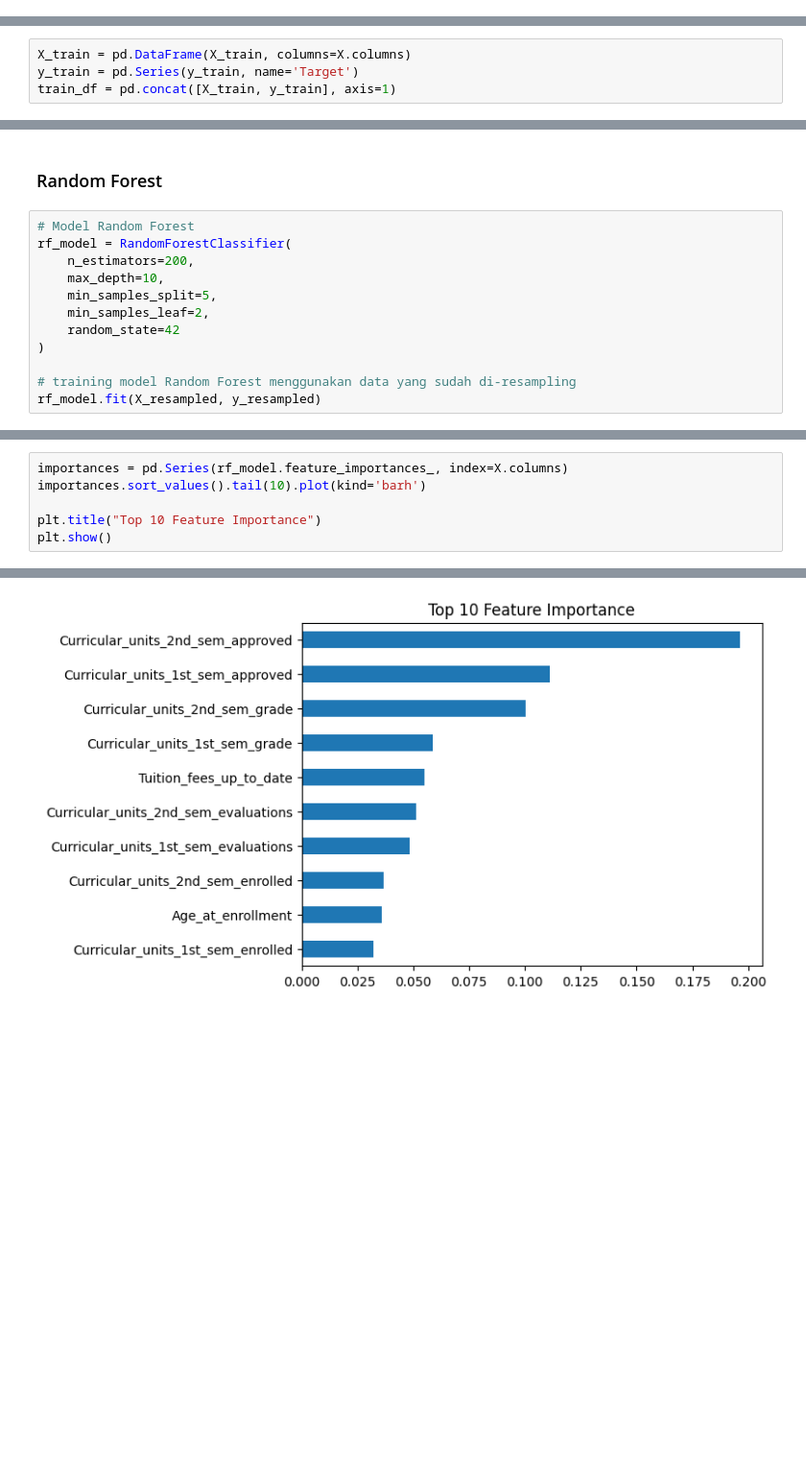
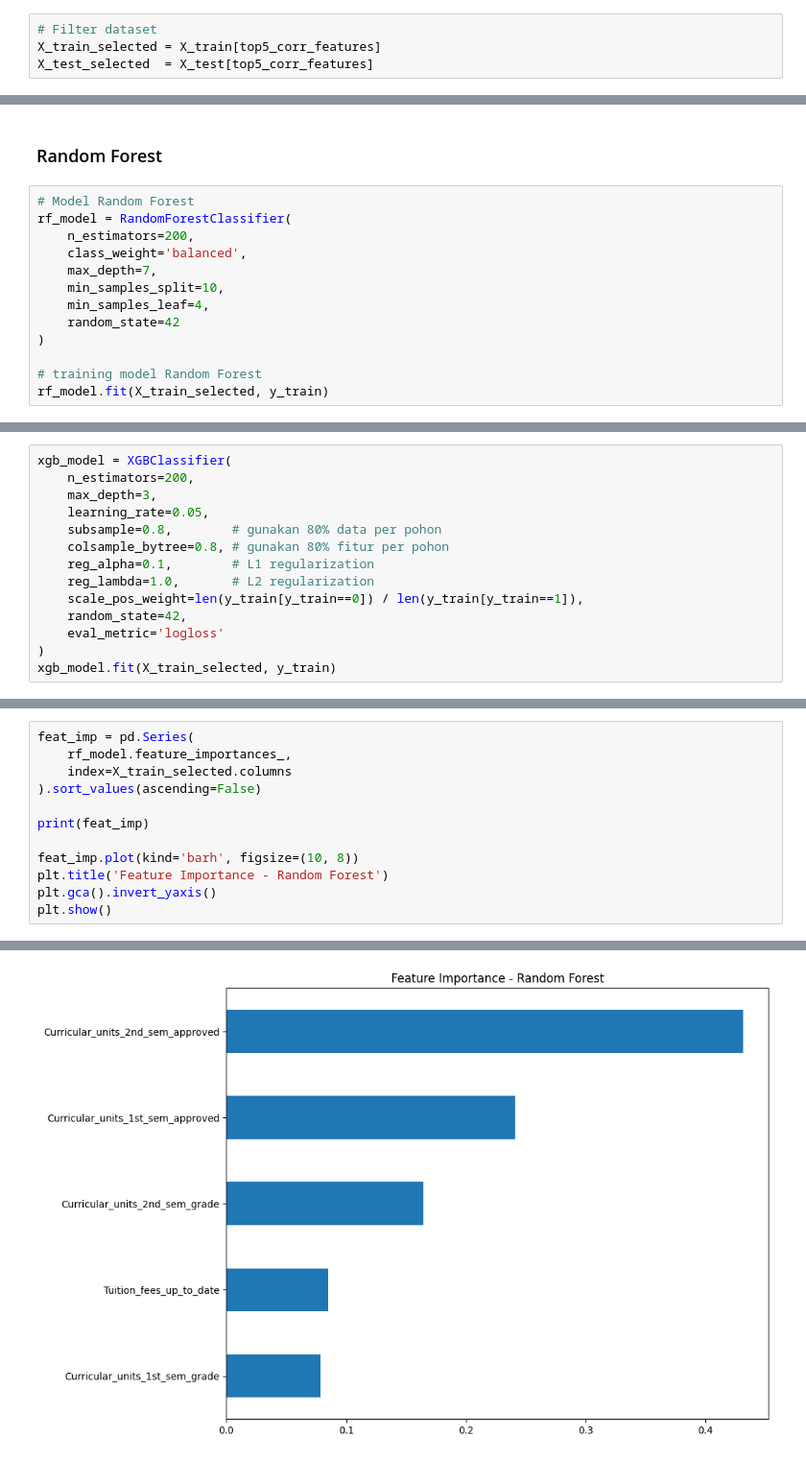
Before and after one commit to BelongsToMe091603/students-performance-app, a Jupyter notebook: notebook.ipynb, the cells around one changed output, grey strips where cells are left out. Shown at 96% size. Drawn from its saved outputs; the diff is of its cells as text; blank space fills up the shorter version.

Commit message:
Add multiple model files and change the number of feature predictions.

```diff
--- a/notebook.ipynb
+++ b/notebook.ipynb
@@ -157,0 +429,4 @@ X_test = scaler.transform(X_test)
+# %%
+# Filter dataset
+X_train_selected = X_train[top5_corr_features]
+X_test_selected  = X_test[top5_corr_features]
@@ -189,4 +455,0 @@ Name: Status, Length: 3539, dtype: str
-# %%
-X_train = pd.DataFrame(X_train, columns=X.columns)
-y_train = pd.Series(y_train, name='Target')
-train_df = pd.concat([X_train, y_train], axis=1)
@@ -284,12 +517,13 @@ Name: count, dtype: int64
 # Model Random Forest
 rf_model = RandomForestClassifier(
     n_estimators=200,
-    max_depth=10,
-    min_samples_split=5,
-    min_samples_leaf=2,
+    class_weight='balanced',
+    max_depth=7,
+    min_samples_split=10,
+    min_samples_leaf=4,
     random_state=42
 )
 
-# training model Random Forest menggunakan data yang sudah di-resampling
-rf_model.fit(X_resampled, y_resampled)
+# training model Random Forest
+rf_model.fit(X_train_selected, y_train)
 # %% [output]
@@ -297,0 +534,14 @@ RandomForestClassifier(max_depth=10, min_samples_leaf=2, min_samples_split=5,
+# %%
+xgb_model = XGBClassifier(
+    n_estimators=200,
+    max_depth=3,
+    learning_rate=0.05,
+    subsample=0.8,        # gunakan 80% data per pohon
+    colsample_bytree=0.8, # gunakan 80% fitur per pohon
+    reg_alpha=0.1,        # L1 regularization
+    reg_lambda=1.0,       # L2 regularization
+    scale_pos_weight=len(y_train[y_train==0]) / len(y_train[y_train==1]),
+    random_state=42,
+    eval_metric='logloss'
+)
+xgb_model.fit(X_train_selected, y_train)
@@ -339,7 +638,13 @@ plt.show()
 # %%
-importances = pd.Series(rf_model.feature_importances_, index=X.columns)
-importances.sort_values().tail(10).plot(kind='barh')
+feat_imp = pd.Series(
+    rf_model.feature_importances_,
+    index=X_train_selected.columns
+).sort_values(ascending=False)
 
-plt.title("Top 10 Feature Importance")
+print(feat_imp)
+
+feat_imp.plot(kind='barh', figsize=(10, 8))
+plt.title('Feature Importance - Random Forest')
+plt.gca().invert_yaxis()
 plt.show()
 # %% [output]
@@ -346 +657 @@ plt.show()
-[figure, old version]
+[figure, new version]
```
Also changed, not shown: parts of 56 cells of this notebook, 7 other files.
